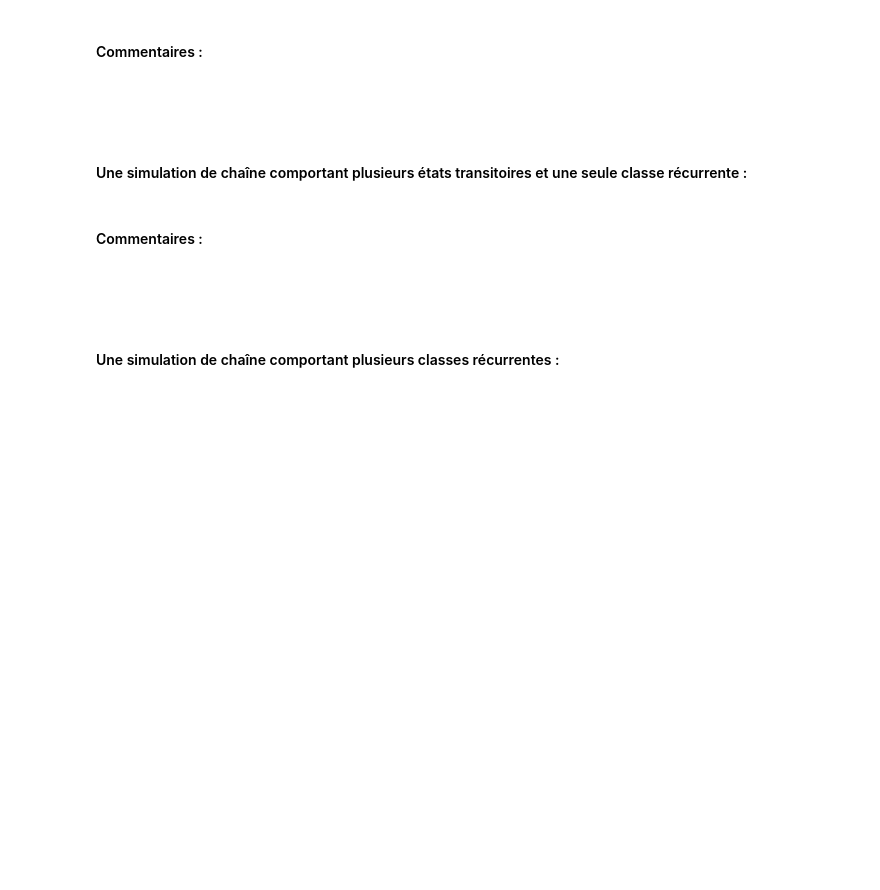
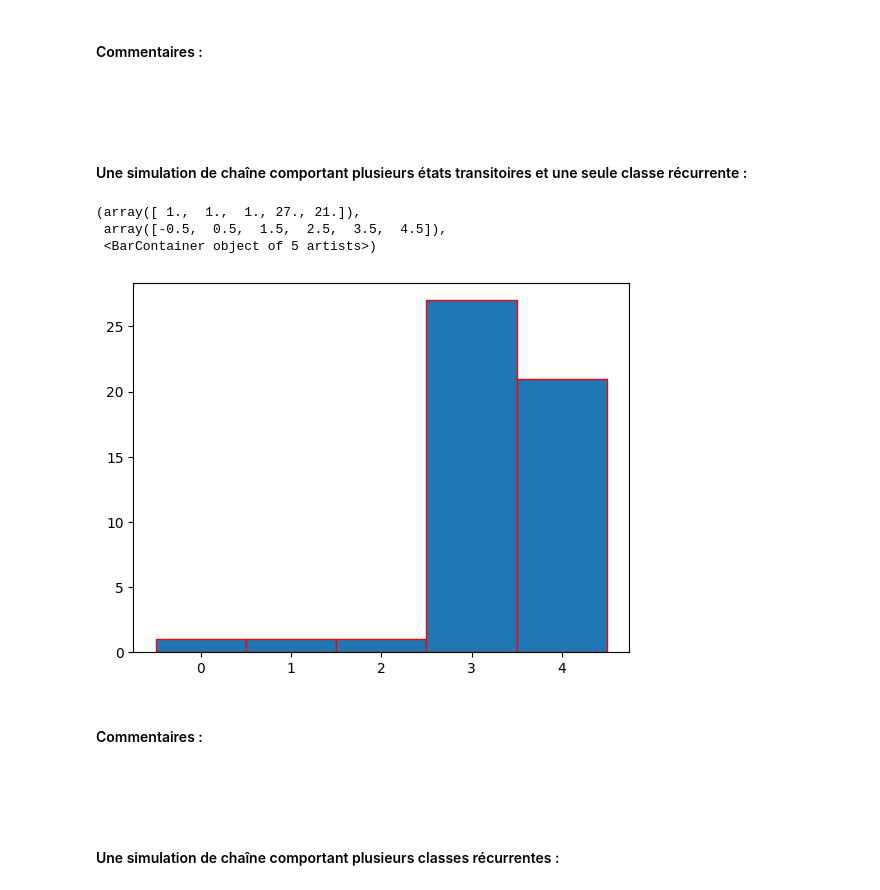
Before and after one commit to Tysonn2605/data-insat-tyson, a Jupyter notebook: notebooks/TP-Markov-sujet-25-26.ipynb, the cells around one changed output. Cells and saved outputs as stored; diff of their text form; code cells hidden in the pictures; blank space fills up the shorter version.

```diff
--- a/notebooks/TP-Markov-sujet-25-26.ipynb
+++ b/notebooks/TP-Markov-sujet-25-26.ipynb
@@ -148,6 +204,28 @@ Pour chaque exemple, illustrer en faisant plusieurs simulations avec différents
 <br>
 
 #### Une simulation de chaîne comportant plusieurs états transitoires  et une seule classe récurrente :
+# %%
+n_1 = 50
+mu_01 = (0.2, 0.2, 0.2, 0.2, 0.2)
+P_1 = np.array([
+    # States 0, 1, 2 can transition between themselves, but can also "fall into" states 3 and 4.
+    # From State ->   0,   1,   2,   3,   4
+    [0.2, 0.3, 0.1, 0.4, 0.0],  # From State 0
+    [0.1, 0.2, 0.2, 0.0, 0.5],  # From State 1
+    [0.0, 0.1, 0.1, 0.8, 0.0],  # From State 2
+
+    # States 3 and 4 form a "closed loop". Once you enter, you can NEVER leave.
+    # From State ->   0,   1,   2,   3,   4
+    [0.0, 0.0, 0.0, 0.6, 0.4],  # From State 3
+    [0.0, 0.0, 0.0, 0.5, 0.5]   # From State 4
+])
+
+plt.hist(Markov(mu_01, P_1, n_1), range = (-0.5, len(mu_01) - 0.5), density=False, bins = len(mu_01), edgecolor = 'red')
+# %% [output]
+(array([ 1.,  1.,  1., 27., 21.]),
+ array([-0.5,  0.5,  1.5,  2.5,  3.5,  4.5]),
+ <BarContainer object of 5 artists>)
+[figure, added]
 # %% [markdown]
 #### Commentaires :
 <br>
```
Also changed, not shown: parts of 22 cells of this notebook.
